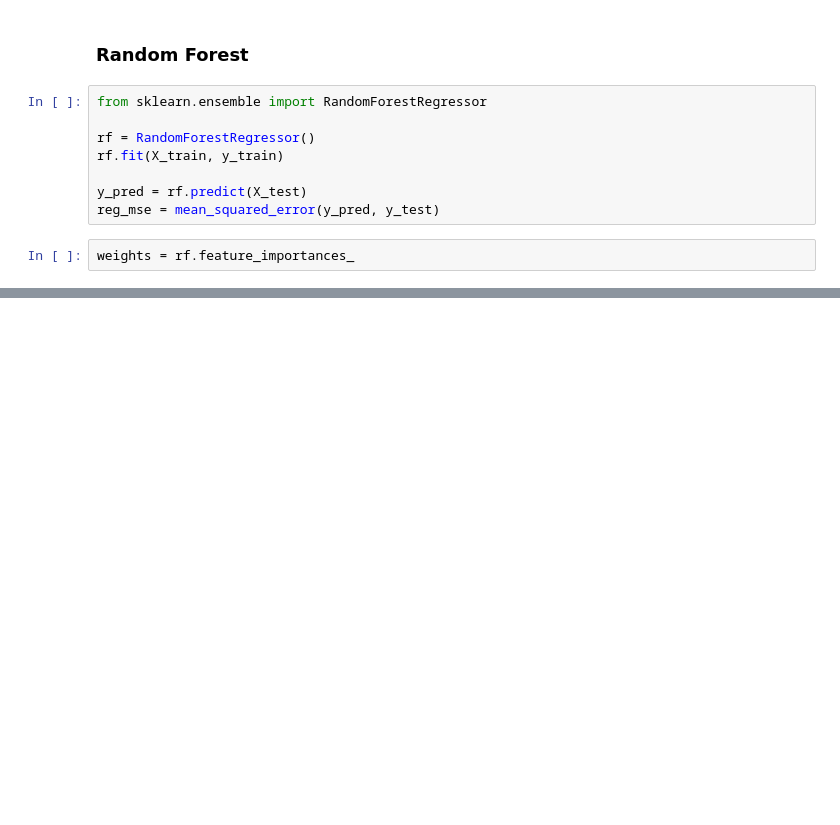
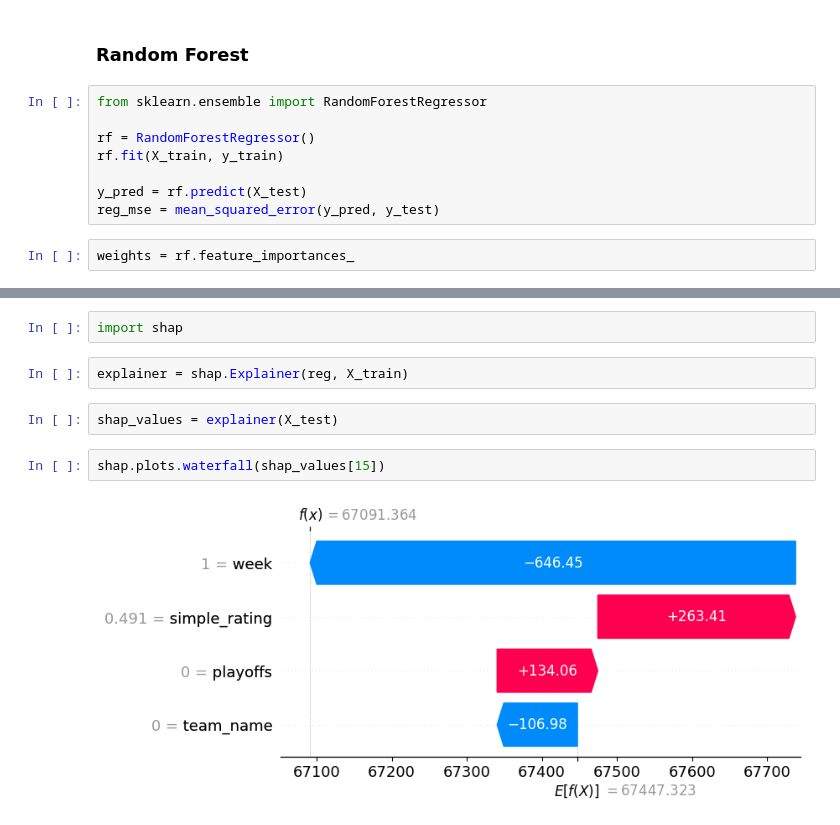
Before and after one commit to yukikongju/tidytuesday, a Jupyter notebook: nfl_attendance/playground/attendance-predictions.ipynb, the cells around one changed output, grey strips where cells are left out. Cells and saved outputs as stored; diff of their text form; blank space fills up the shorter version.

```diff
--- a/nfl_attendance/playground/attendance-predictions.ipynb
+++ b/nfl_attendance/playground/attendance-predictions.ipynb
@@ -220,0 +241,10 @@ plt.show()
+# %%
+import shap
+# %%
+explainer = shap.Explainer(reg, X_train)
+# %%
+shap_values = explainer(X_test)
+# %%
+shap.plots.waterfall(shap_values[15])
+# %% [output]
+[figure, added]
```
Also changed, not shown: parts of 16 cells of this notebook, 3 other files.
